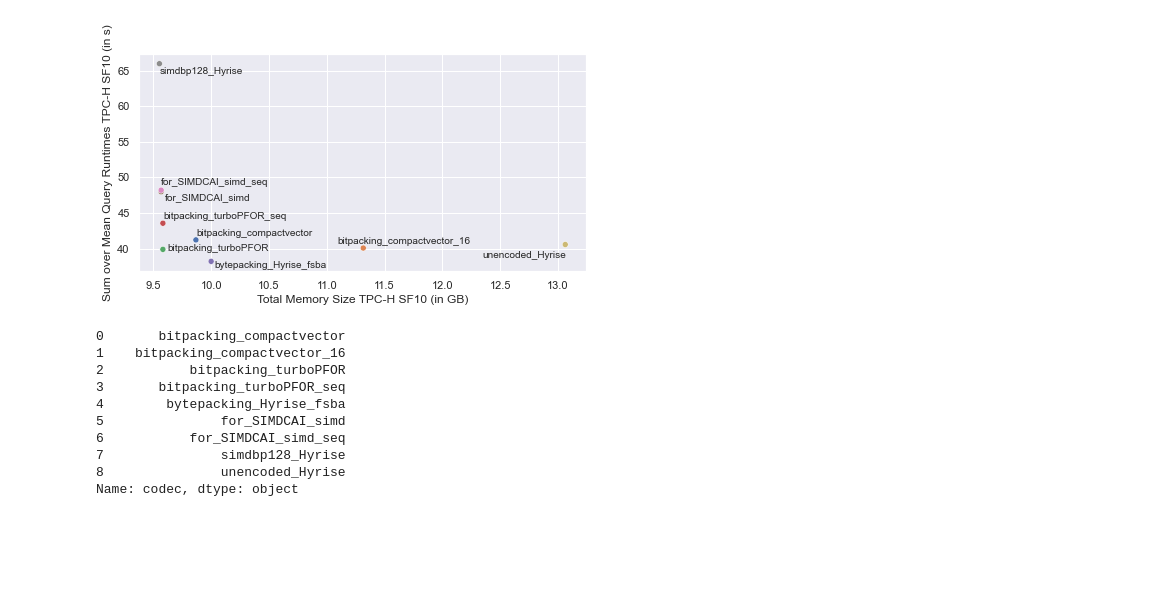
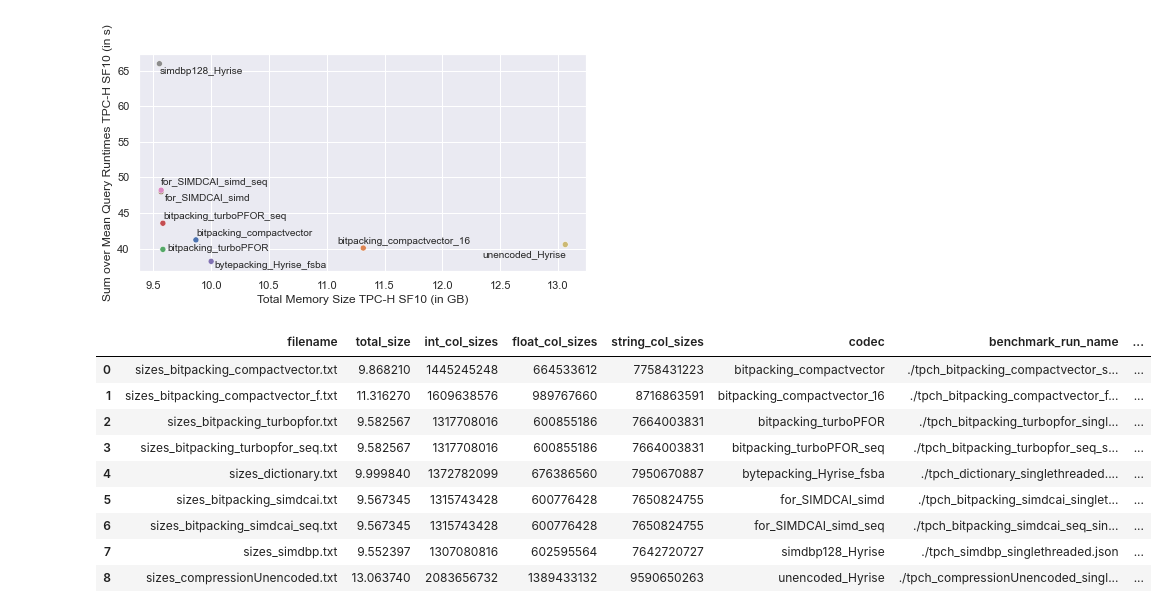
Before and after one commit to linuslh1996/column-compression, a Jupyter notebook: notebooks/CompareTPCH_ColumnCompression.ipynb, the cells around one changed output. Drawn from its saved outputs; the diff is of its cells as text; code cells hidden in the pictures; blank space fills up the shorter version.

```diff
--- a/notebooks/CompareTPCH_ColumnCompression.ipynb
+++ b/notebooks/CompareTPCH_ColumnCompression.ipynb
@@ -159,7 +159,7 @@ high_level
 | 4 | ./tpch_dictionary_singlethreaded.... | 3.819539e+10 | 1.573198 | bytepacking_Hyrise_fsba | False |
 | 2 | ./tpch_simdbp_singlethreaded.json | 6.599329e+10 | 0.858254 | simdbp128_Hyrise | False |
 # %%
-data_path = Path("../data/columncompression20210227/sizes")
+data_path = Path(f"{data_folder}/sizes")
 
 def load_table(path: Path) -> DataFrame:
     all_entries: List[List[str]] = []
@@ -198,6 +198,7 @@ def load_table(path: Path) -> DataFrame:
     column_names = column_names + ["attribute_vector_size", "dict_size"]
     df = DataFrame(data=entries, columns=column_names).astype(as_type)
 
+    df["dict_size"] = [1 if d == 0 else d for d in df["dict_size"]]
     df["duplication_factor"] = df["attribute_vector_size"] / df["dict_size"]
 
     df = df.astype({'duplication_factor': 'int32'})
@@ -329,18 +330,18 @@ plt.savefig(f"visualizations/pareto_1.svg", format="svg")
 # %% [output]
 [figure]
 # %%
-d["codec"]
+d
 # %% [output]
-0       bitpacking_compactvector
-1    bitpacking_compactvector_16
-2           bitpacking_turboPFOR
-3       bitpacking_turboPFOR_seq
-4        bytepacking_Hyrise_fsba
-5               for_SIMDCAI_simd
-6           for_SIMDCAI_simd_seq
-7               simdbp128_Hyrise
-8               unencoded_Hyrise
-Name: codec, dtype: object
+|  | filename | total_size | int_col_sizes | float_col_sizes | string_col_sizes | codec | benchmark_run_name | ... |
+| 0 | sizes_bitpacking_compactvector.txt | 9.868210 | 1445245248 | 664533612 | 7758431223 | bitpacking_compactvector | ./tpch_bitpacking_compactvector_s... | ... |
+| 1 | sizes_bitpacking_compactvector_f.txt | 11.316270 | 1609638576 | 989767660 | 8716863591 | bitpacking_compactvector_16 | ./tpch_bitpacking_compactvector_f... | ... |
+| 2 | sizes_bitpacking_turbopfor.txt | 9.582567 | 1317708016 | 600855186 | 7664003831 | bitpacking_turboPFOR | ./tpch_bitpacking_turbopfor_singl... | ... |
+| 3 | sizes_bitpacking_turbopfor_seq.txt | 9.582567 | 1317708016 | 600855186 | 7664003831 | bitpacking_turboPFOR_seq | ./tpch_bitpacking_turbopfor_seq_s... | ... |
+| 4 | sizes_dictionary.txt | 9.999840 | 1372782099 | 676386560 | 7950670887 | bytepacking_Hyrise_fsba | ./tpch_dictionary_singlethreaded.... | ... |
+| 5 | sizes_bitpacking_simdcai.txt | 9.567345 | 1315743428 | 600776428 | 7650824755 | for_SIMDCAI_simd | ./tpch_bitpacking_simdcai_singlet... | ... |
+| 6 | sizes_bitpacking_simdcai_seq.txt | 9.567345 | 1315743428 | 600776428 | 7650824755 | for_SIMDCAI_simd_seq | ./tpch_bitpacking_simdcai_seq_sin... | ... |
+| 7 | sizes_simdbp.txt | 9.552397 | 1307080816 | 602595564 | 7642720727 | simdbp128_Hyrise | ./tpch_simdbp_singlethreaded.json | ... |
+| 8 | sizes_compressionUnencoded.txt | 13.063740 | 2083656732 | 1389433132 | 9590650263 | unencoded_Hyrise | ./tpch_compressionUnencoded_singl... | ... |
 # %%
 low_level["fancy_name"].unique()
 # %% [output]
```
Also changed, not shown: parts of 5 cells of this notebook, 1 other file.
